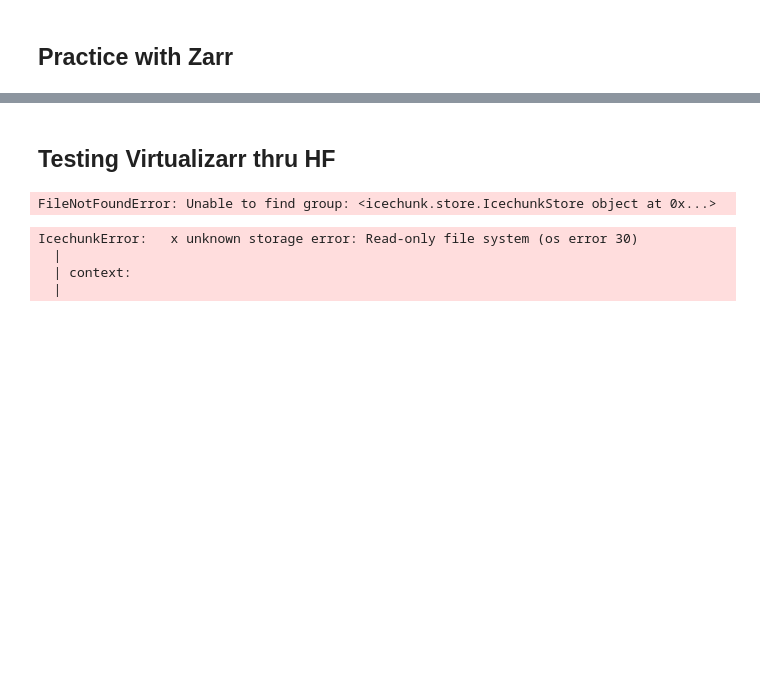
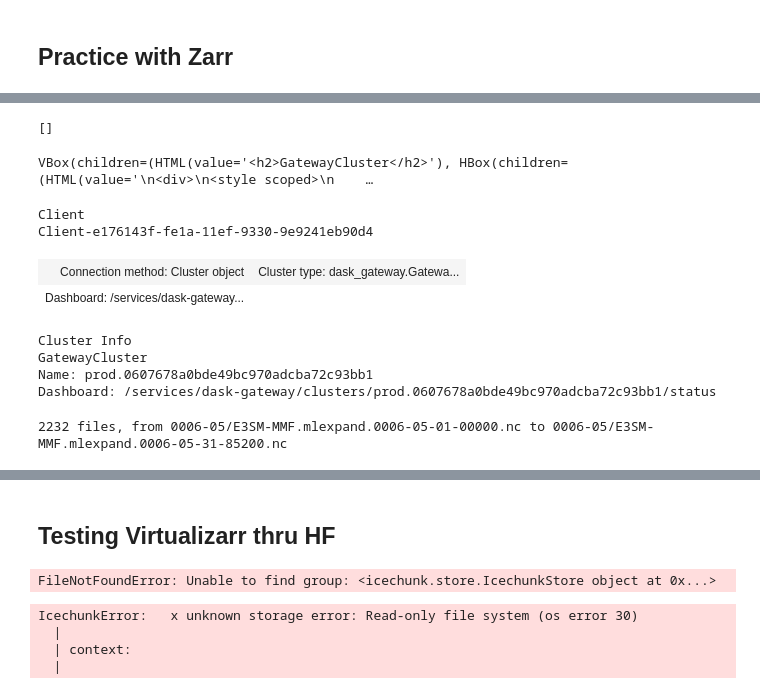
Before and after one commit to SammyAgrawal/diffusion-climsim, a Jupyter notebook: Notebooks/zarr_learning.ipynb, the cells around one changed output, grey strips where cells are left out. Drawn from its saved outputs; the diff is of its cells as text; code cells hidden in the pictures; blank space fills up the shorter version.

Commit message:
explored dask unsuccessfully

```diff
--- a/Notebooks/zarr_learning.ipynb
+++ b/Notebooks/zarr_learning.ipynb
@@ -22,0 +55,10 @@ import numpy as np
+# %%
+gateway = Gateway()
+# %%
+gateway.list_clusters()
+# %% [output]
+[]
+# %%
+cluster = gateway.new_cluster()
+# %% [output]
+VBox(children=(HTML(value='<h2>GatewayCluster</h2>'), HBox(children=(HTML(value='\n<div>\n<style scoped>\n    …
@@ -22,0 +67,15 @@ import numpy as np
+# %%
+#options.worker_cores
+cluster.scale(20)
+client = Client(cluster)
+# %%
+client
+# %% [output]
+Client
+Client-e176143f-fe1a-11ef-9330-9e9241eb90d4
+| Connection method: Cluster object | Cluster type: dask_gateway.Gatewa... |
+| Dashboard: /services/dask-gateway... |  |
+Cluster Info
+GatewayCluster
+Name: prod.0607678a0bde49bc970adcba72c93bb1
+Dashboard: /services/dask-gateway/clusters/prod.0607678a0bde49bc970adcba72c93bb1/status
@@ -22,0 +111,5 @@ import numpy as np
+# %%
+filelist = dutils.get_filelist("train")
+print(f"{len(filelist)} files, from {filelist[0]} to {filelist[-1]}")
+# %% [output]
+2232 files, from 0006-05/E3SM-MMF.mlexpand.0006-05-01-00000.nc to 0006-05/E3SM-MMF.mlexpand.0006-05-31-85200.nc
```
Also changed, not shown: parts of 17 cells of this notebook, 1 other file.
